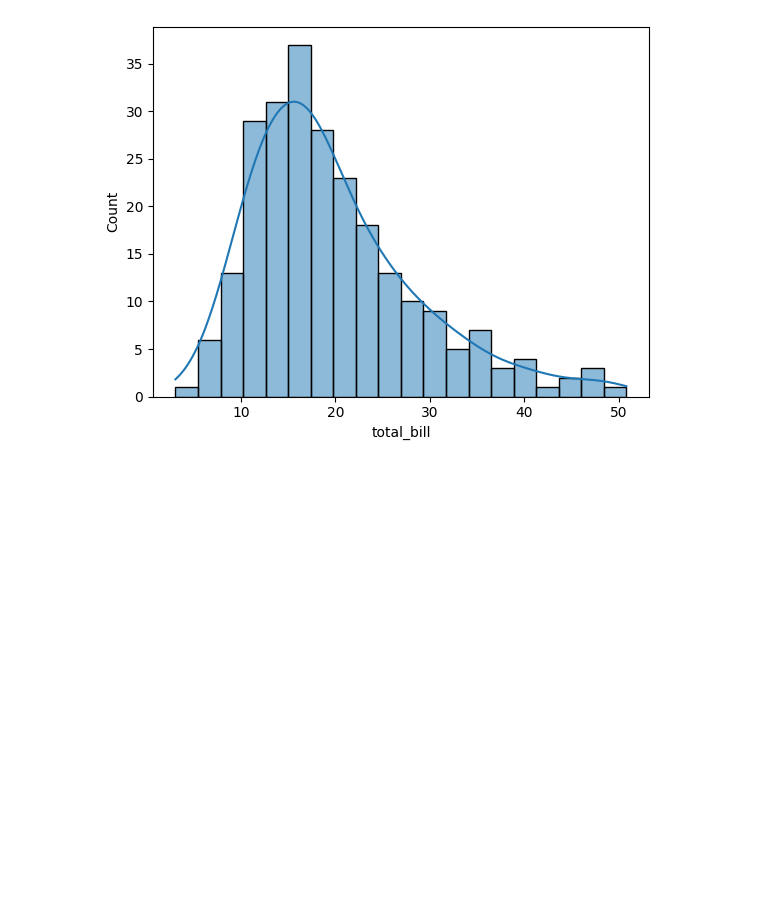
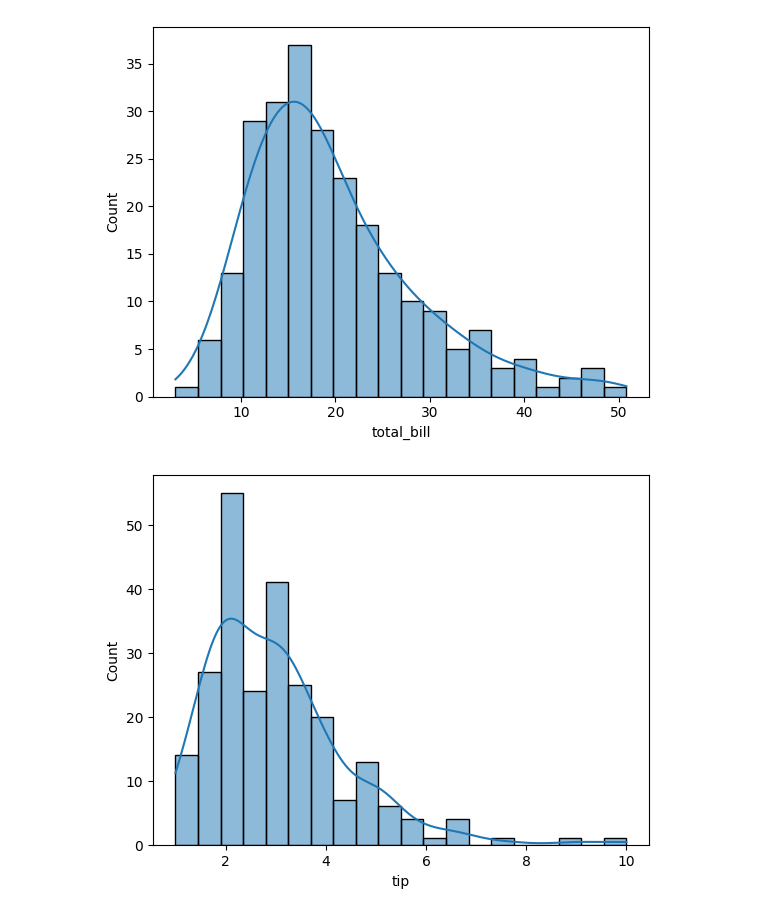
Before and after one commit to Thameempp/Data-analysis, a Jupyter notebook: Visualization/Seaborn.ipynb, the cells around one changed output. Drawn from its saved outputs; the diff is of its cells as text; code cells hidden in the pictures; blank space fills up the shorter version.

```diff
--- a/Visualization/Seaborn.ipynb
+++ b/Visualization/Seaborn.ipynb
@@ -46,3 +46,8 @@ sns.histplot(df['total_bill'], bins=20, kde=True)
 plt.show()
 # %% [output]
 [figure]
+# %%
+sns.histplot(df['tip'], bins=20, kde=True)
+plt.show()
+# %% [output]
+[figure, added]
```
Also changed, not shown: 1 other file.
